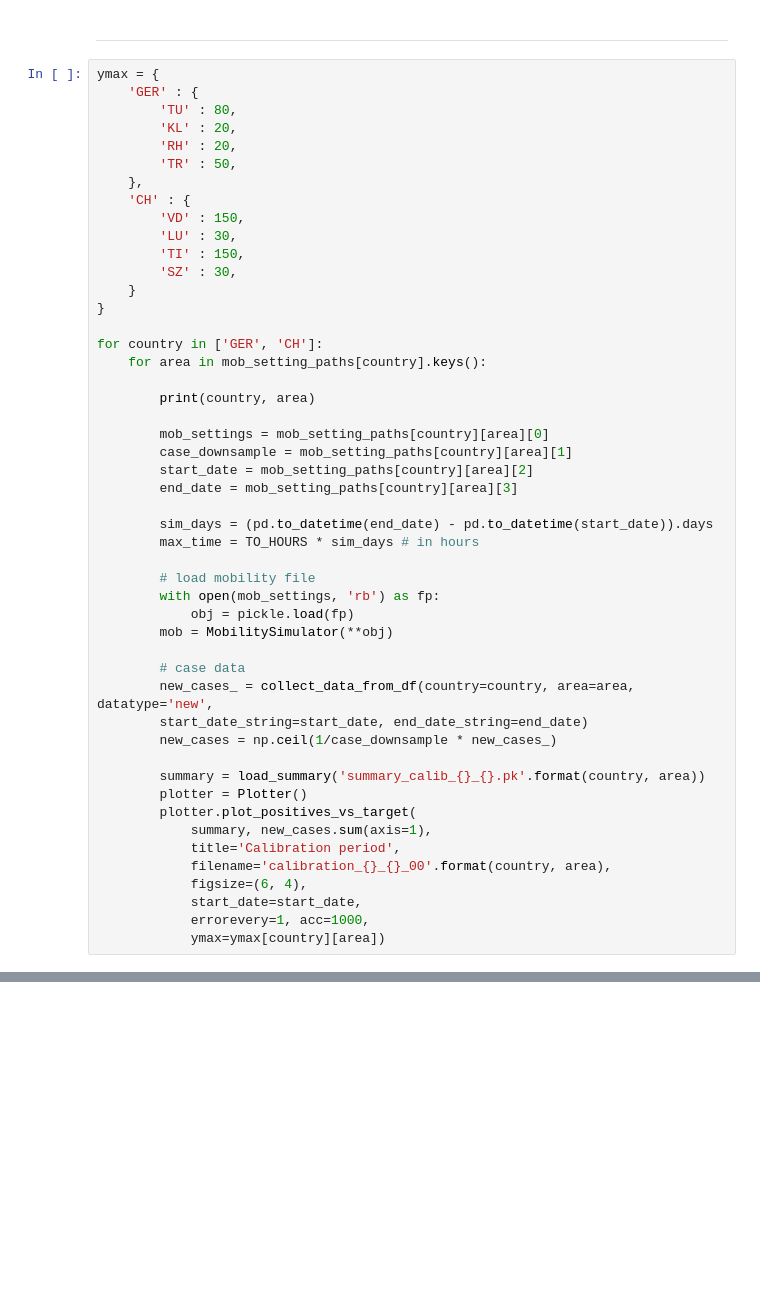
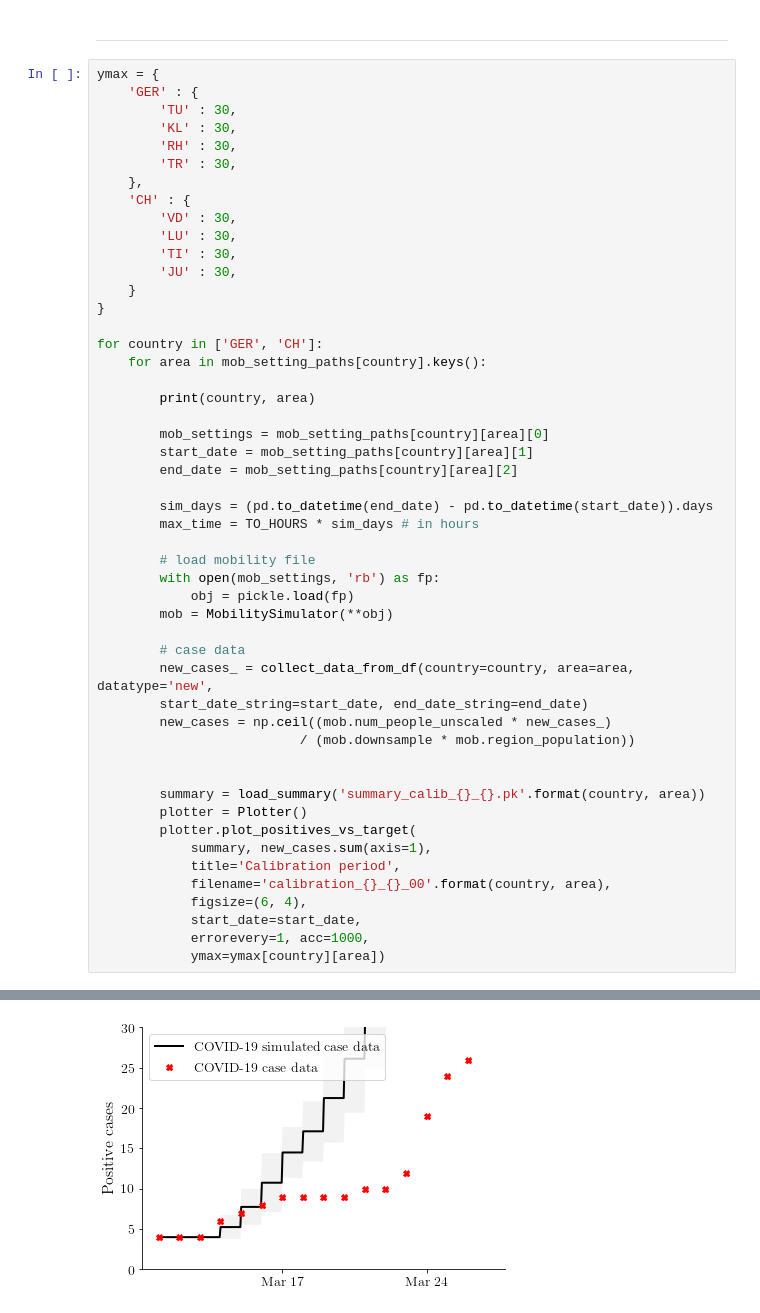
Before and after one commit to covid19-model/simulator, a Jupyter notebook: sim/sim-calibration-plot.ipynb, the cells around one changed output, grey strips where cells are left out. Cells and saved outputs as stored; diff of their text form; blank space fills up the shorter version.

```diff
--- a/sim/sim-calibration-plot.ipynb
+++ b/sim/sim-calibration-plot.ipynb
@@ -176,16 +173,16 @@ End:    2020-03-18  Cases :  8.0
 # %%
 ymax = {
     'GER' : {
-        'TU' : 80,
-        'KL' : 20,
-        'RH' : 20,
-        'TR' : 50,
+        'TU' : 30,
+        'KL' : 30,
+        'RH' : 30,
+        'TR' : 30,
     },
     'CH' : {
-        'VD' : 150,
+        'VD' : 30,
         'LU' : 30,
-        'TI' : 150,
-        'SZ' : 30,
+        'TI' : 30,
+        'JU' : 30,
     }
 }
 
@@ -195,9 +192,8 @@ for country in ['GER', 'CH']:
         print(country, area)
 
         mob_settings = mob_setting_paths[country][area][0]
-        case_downsample = mob_setting_paths[country][area][1]
-        start_date = mob_setting_paths[country][area][2]
-        end_date = mob_setting_paths[country][area][3]
+        start_date = mob_setting_paths[country][area][1]
+        end_date = mob_setting_paths[country][area][2]
 
         sim_days = (pd.to_datetime(end_date) - pd.to_datetime(start_date)).days
         max_time = TO_HOURS * sim_days # in hours
@@ -210,7 +206,9 @@ for country in ['GER', 'CH']:
         # case data
         new_cases_ = collect_data_from_df(country=country, area=area, datatype='new',
         start_date_string=start_date, end_date_string=end_date)
-        new_cases = np.ceil(1/case_downsample * new_cases_)
+        new_cases = np.ceil((mob.num_people_unscaled * new_cases_)
+                          / (mob.downsample * mob.region_population))
+
 
         summary = load_summary('summary_calib_{}_{}.pk'.format(country, area))
         plotter = Plotter()
@@ -222,3 +220,4 @@ for country in ['GER', 'CH']:
             start_date=start_date,
             errorevery=1, acc=1000,
             ymax=ymax[country][area])
+# %% [output]
@@ -224,0 +232 @@ for country in ['GER', 'CH']:
+[figure, added]
```
Also changed, not shown: parts of 3 cells of this notebook, 6 other files.
